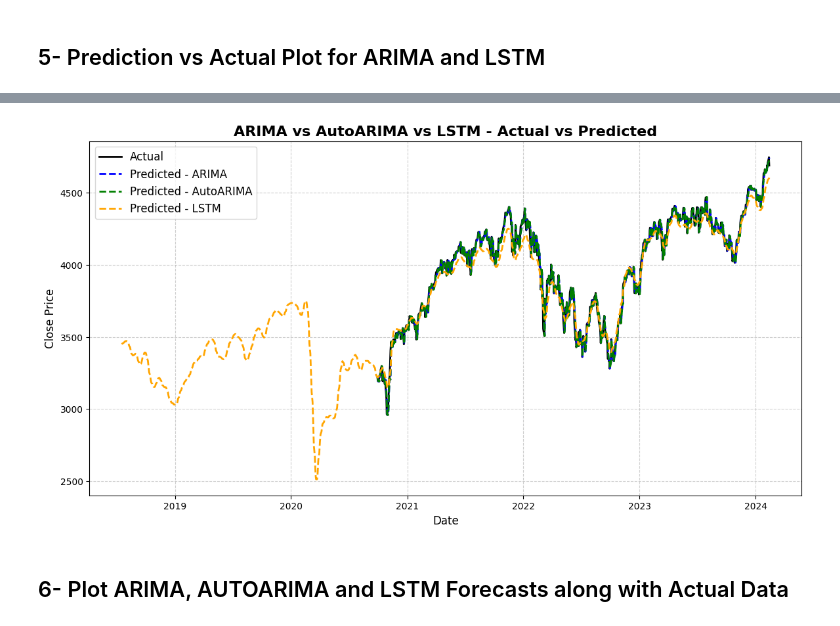
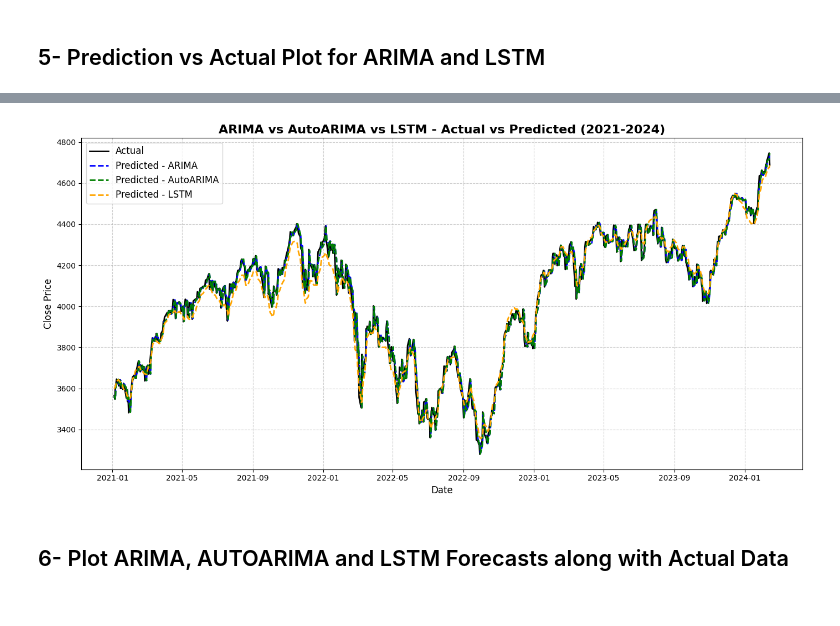
Before and after one commit to Fabio-Poli/CCT-Thesis-Project, a Jupyter notebook: Project_Code/Project Sep 2024.ipynb, the cells around one changed output, grey strips where cells are left out. Drawn from its saved outputs; the diff is of its cells as text; code cells hidden in the pictures.

```diff
--- a/Project_Code/Project Sep 2024.ipynb
+++ b/Project_Code/Project Sep 2024.ipynb
@@ -2835,13 +2841,0 @@ Model loaded from 'best_op_model.h5'
-# %%
-look_back = 30
-X, y, scaler_series, scaler_exog, dates = prepare_data(dataset_knn_pandas, look_back)
-
-# Split the data into training and testing sets
-train_size = int(len(X) * 0.67)
-X_train, X_test = X[:train_size], X[train_size:]
-y_train, y_test = y[:train_size], y[train_size:]
-train_dates, test_dates = dates[:train_size], dates[train_size:]
-
-# Adjust lengths to match
-min_length = min(len(test_dates), len(lstm_real))
-lstm_test_dates_aligned = test_dates[:min_length]
@@ -2936,39 +2984,99 @@ plt.show()
 # %%
+# Define the date range for the cut-off
+start_date = '2021-01-01'
+end_date = '2024-12-31'
+
+# Filter the ARIMA test data for the date range
+arima_test_filtered = arima_test.loc[start_date:end_date]
+arima_predicted_filtered = arima_predicted.loc[start_date:end_date]
+
+# Filter the AutoARIMA test data for the date range
+autoarima_test_filtered = autoarima_test.loc[start_date:end_date]
+autoarima_predicted_filtered = autoarima_predicted.loc[start_date:end_date]
+
+# For LSTM Model
+look_back = 30
+
+# Calculate the number of training samples
+num_train_samples = len(X_train)
+
+# Get the indices for the test set
+test_indices = range(num_train_samples + look_back, len(dataset_knn_pandas))
+
+# Extract the dates corresponding to the test set
+test_dates = dataset_knn_pandas.index[test_indices]
+
+# Extract the actual 'Close' prices for the test set
+lstm_real = dataset_knn_pandas['Close'].iloc[test_indices].values
+
+#'lstm_predicted' is a NumPy array
+lstm_predicted = np.array(lstm_predicted).flatten()
+
 # Adjust lengths to match
 min_length = min(len(test_dates), len(lstm_predicted))
 lstm_test_dates_aligned = test_dates[:min_length]
-lstm_predicted = lstm_predicted[:min_length]
+lstm_predicted_aligned = lstm_predicted[:min_length]
+lstm_real_aligned = lstm_real[:min_length]
 
-# Plot for ARIMA vs AutoARIMA vs LSTM vs Actual
+# Create a DataFrame for LSTM data
+lstm_df = pd.DataFrame({
+    'Date': lstm_test_dates_aligned,
+    'Actual': lstm_real_aligned,
+    'Predicted_LSTM': lstm_predicted_aligned
+})
+lstm_df.set_index('Date', inplace=True)
+
+# Filter the LSTM data for the date range
+lstm_filtered = lstm_df.loc[start_date:end_date]
+
+# ----------------------- Aligning All Models ----------------------- #
+
+# Find common dates across all models
+common_dates = arima_test_filtered.index.intersection(autoarima_test_filtered.index).intersection(lstm_filtered.index)
+
+# Filter all datasets to common dates
+arima_test_filtered = arima_test_filtered.loc[common_dates]
+arima_predicted_filtered = arima_predicted_filtered.loc[common_dates]
+
+autoarima_test_filtered = autoarima_test_filtered.loc[common_dates]
+autoarima_predicted_filtered = autoarima_predicted_filtered.loc[common_dates]
+
+lstm_filtered = lstm_filtered.loc[common_dates]
+
+# ----------------------- Plotting ----------------------- #
+
 plt.figure(figsize=(14, 7))
 
-# Plot Actual values for comparison (using ARIMA test data as the base for actual values)
-plt.plot(arima_test.index, arima_test, color='black', label='Actual', linewidth=2)
+# Plot Actual values
+plt.plot(arima_test_filtered.index, arima_test_filtered, color='black', label='Actual', linewidth=2)
 
 # Plot ARIMA predictions
-plt.plot(arima_predicted.index, arima_predicted, color='blue', label='Predicted - ARIMA', linestyle='dashed', linewidth=2)
+plt.plot(arima_predicted_filtered.index, arima_predicted_filtered, color='blue', label='Predicted - ARIMA', linestyle='dashed', linewidth=2)
 
 # Plot AutoARIMA predictions
-plt.plot(autoarima_predicted.index, autoarima_predicted, color='green', label='Predicted - AutoARIMA', linestyle='dashed', linewidth=2)
+plt.plot(autoarima_predicted_filtered.index, autoarima_predicted_filtered, color='green', label='Predicted - AutoARIMA', linestyle='dashed', linewidth=2)
 
 # Plot LSTM predictions
-plt.plot(lstm_test_dates_aligned, lstm_predicted, color='orange', label='Predicted - LSTM', linestyle='dashed', linewidth=2)
+plt.plot(lstm_filtered.index, lstm_filtered['Predicted_LSTM'], color='orange', label='Predicted - LSTM', linestyle='dashed', linewidth=2)
 
 # Title and labels
-plt.title('ARIMA vs AutoARIMA vs LSTM - Actual vs Predicted', fontsize=16, fontweight='bold')
+plt.title('ARIMA vs AutoARIMA vs LSTM - Actual vs Predicted (2021-2024)', fontsize=16, fontweight='bold')
 plt.xlabel('Date', fontsize=12)
 plt.ylabel('Close Price', fontsize=12)
 
 # Add a legend for clarity
 plt.legend(loc='best', fontsize=12)
 
 # Add grid for readability
 plt.grid(True, linestyle='--', alpha=0.6)
 
+# Adjust layout
+plt.tight_layout()
+
 # Show the plot
 plt.show()
 # %% [output]
-[figure, old version]
+[figure, new version]
 # %% [markdown]
 ## 6- Plot ARIMA, AUTOARIMA and LSTM Forecasts along with Actual Data
 # %%
```
Also changed, not shown: parts of 22 cells of this notebook.
